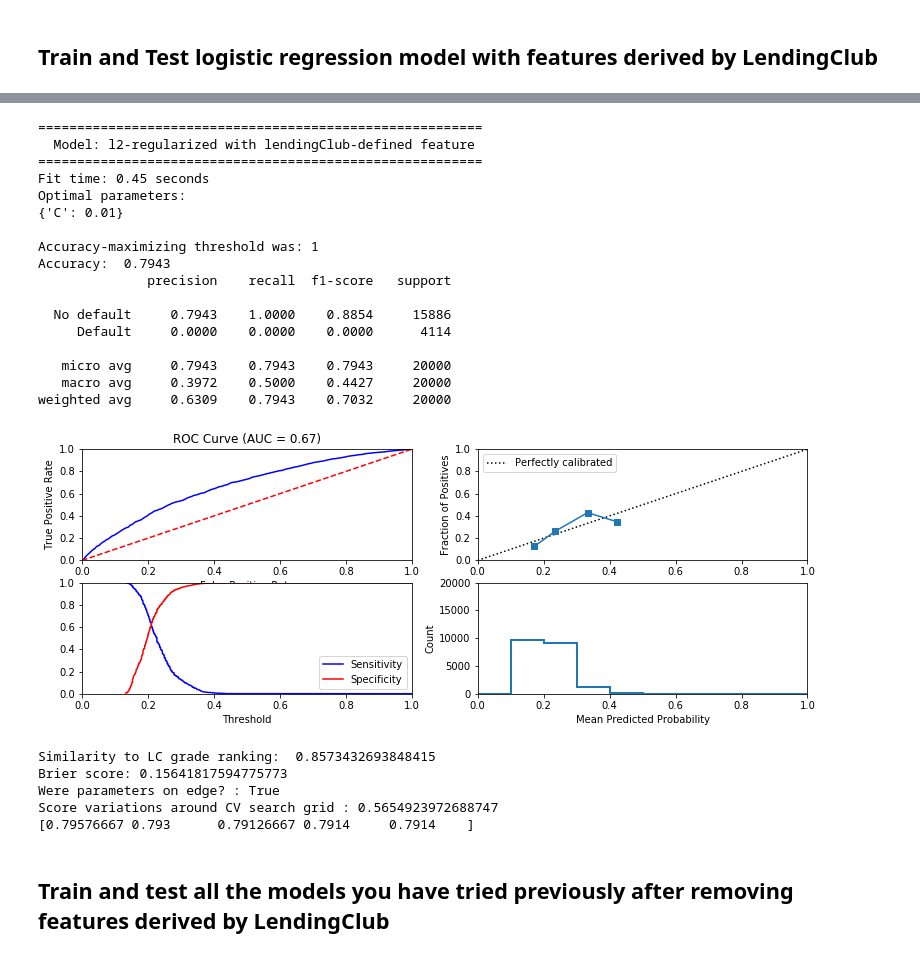
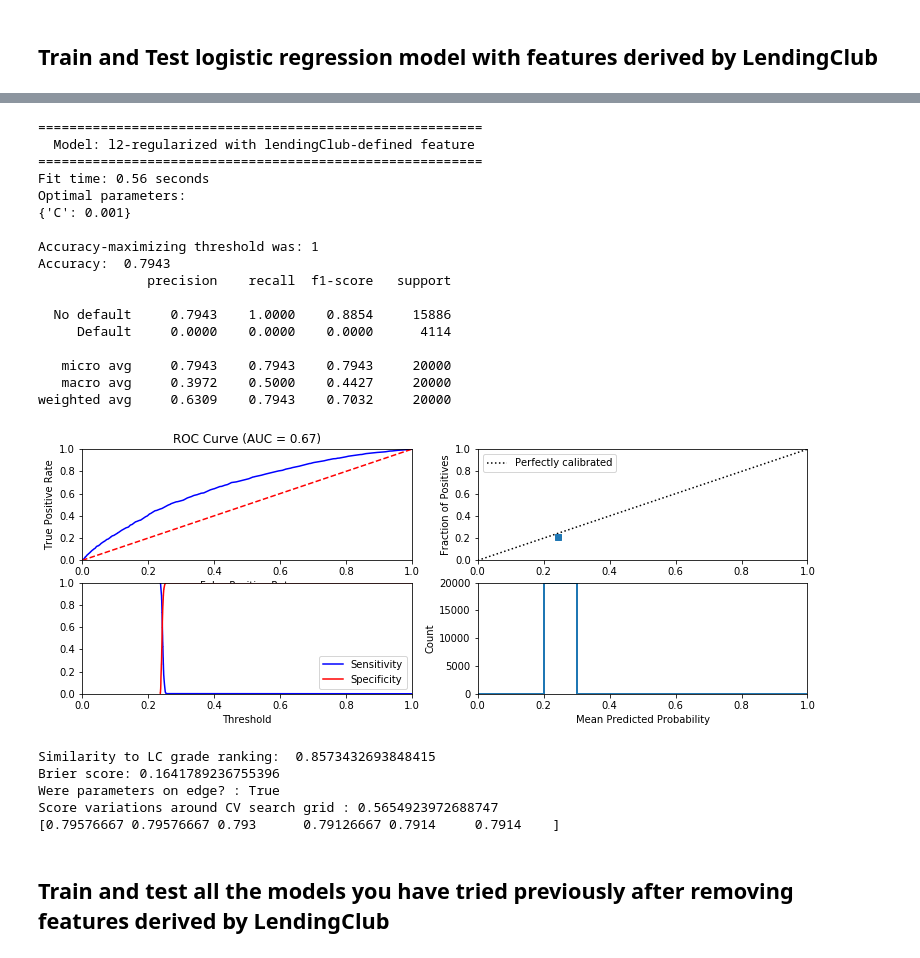
Before and after one commit to vickyzzn/LendingClubCase, a Jupyter notebook: CS-Phase 3.ipynb, the cells around one changed output, grey strips where cells are left out. Saved outputs shown, nothing was run; the diff lists cells and outputs as text; code cells hidden in the pictures.

```diff
--- a/CS-Phase 3.ipynb
+++ b/CS-Phase 3.ipynb
@@ -746,33 +746,33 @@ Score variations around CV search grid : 0.5487370669794283
 # %%
 ## train a l2-regularized logistic regression model on data with only that feature
 lc2_only_logistic = LogisticRegression(penalty='l2')
-cv_parameters = {'C': [0.01, 0.1, 1, 10, 100]}
+cv_parameters = {'C': [0.001, 0.01, 0.1, 1, 10, 100]}
 
 lc2_only_logistic = fit_classification(lc2_only_logistic, data_dict, cv_parameters, 'l2-regularized with lendingClub-defined feature')
 # %% [output]
 =========================================================
   Model: l2-regularized with lendingClub-defined feature
 =========================================================
-Fit time: 0.45 seconds
+Fit time: 0.56 seconds
 Optimal parameters:
-{'C': 0.01}
+{'C': 0.001}
 
 Accuracy-maximizing threshold was: 1
 Accuracy:  0.7943
               precision    recall  f1-score   support
 
   No default     0.7943    1.0000    0.8854     15886
      Default     0.0000    0.0000    0.0000      4114
 
    micro avg     0.7943    0.7943    0.7943     20000
    macro avg     0.3972    0.5000    0.4427     20000
 weighted avg     0.6309    0.7943    0.7032     20000
-[figure, old version]
+[figure, new version]
 Similarity to LC grade ranking:  0.8573432693848415
-Brier score: 0.15641817594775773
+Brier score: 0.1641789236755396
 Were parameters on edge? : True
 Score variations around CV search grid : 0.5654923972688747
-[0.79576667 0.793      0.79126667 0.7914     0.7914    ]
+[0.79576667 0.79576667 0.793      0.79126667 0.7914     0.7914    ]
 # %% [markdown]
 ## Train and test all the models you have tried previously after removing features derived by LendingClub
 # %%
```
Also changed, not shown: parts of 23 cells of this notebook.
